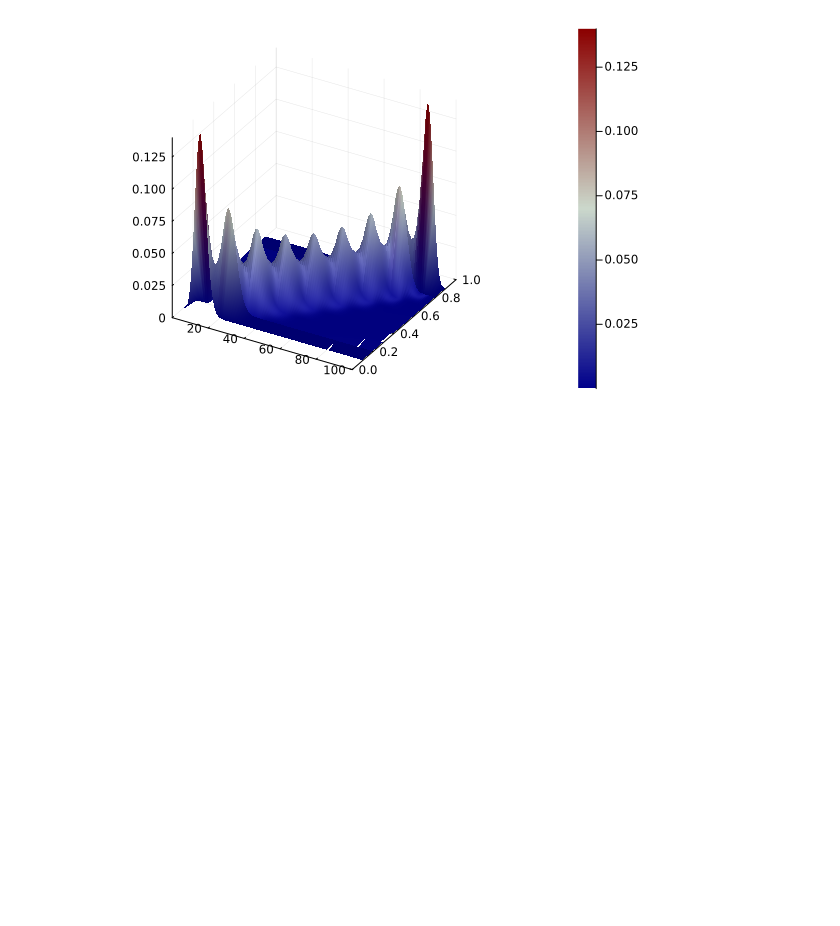
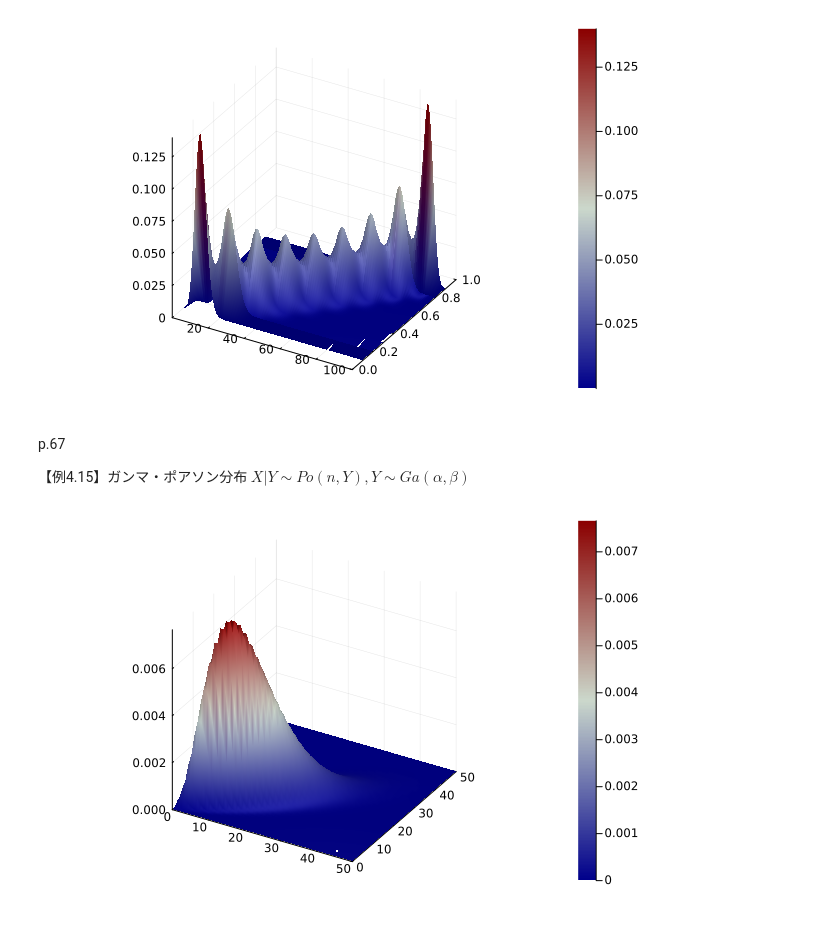
Before and after one commit to shimizudan/20230416dist, a Jupyter notebook: 417.ipynb, the cells around one changed output. Drawn from its saved outputs; the diff is of its cells as text; code cells hidden in the pictures; blank space fills up the shorter version.

```diff
--- a/417.ipynb
+++ b/417.ipynb
@@ -10,3 +10,12 @@ using Plots
 surface(0:1:100, 0:.1:1, (x,y) ->  pdf(Binomial(n, y) ,x)*pdf(Beta(α,β),y),color=:bluesreds)
 # %% [output]
 [figure]
+# %% [markdown]
+p.67
+
+【例4.15】ガンマ・ポアソン分布 $X|Y \sim Po(n,Y),Y \sim Ga(\alpha,\beta) $
+# %%
+α=5; β=3;
+surface(0:1:50, 0:1:50, (x,y) ->  pdf(Poisson(y) ,x)*pdf(Gamma(α,β),y),color=:bluesreds)
+# %% [output]
+[figure, added]
```
Also changed, not shown: parts of 9 cells of this notebook.
